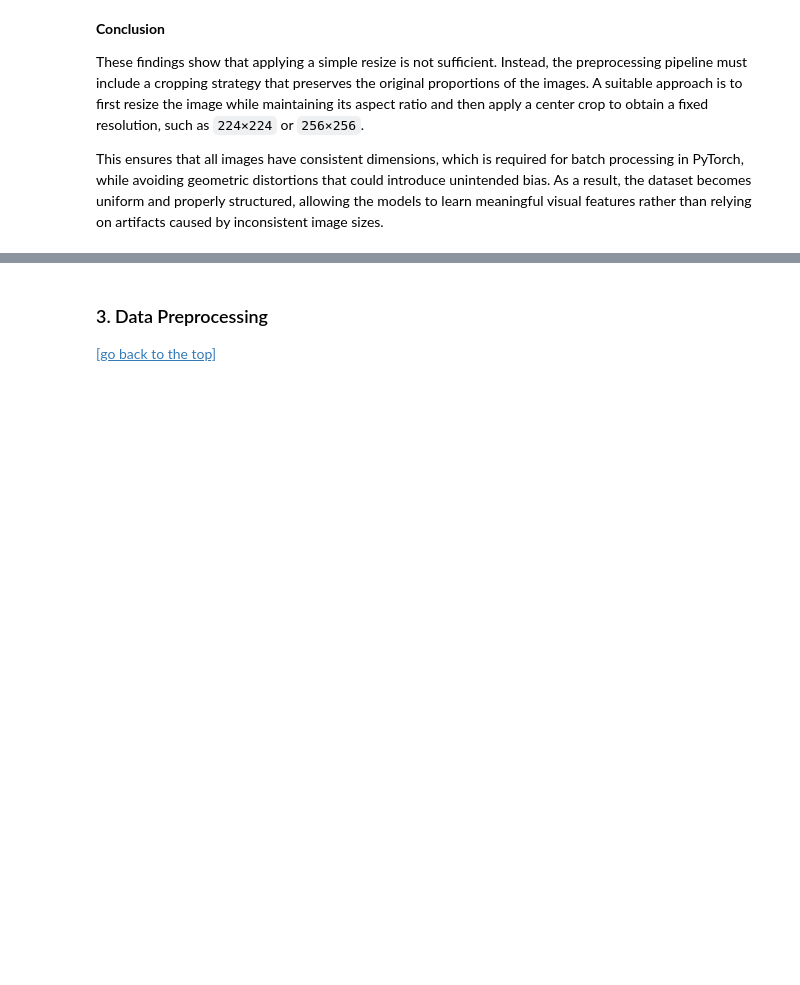
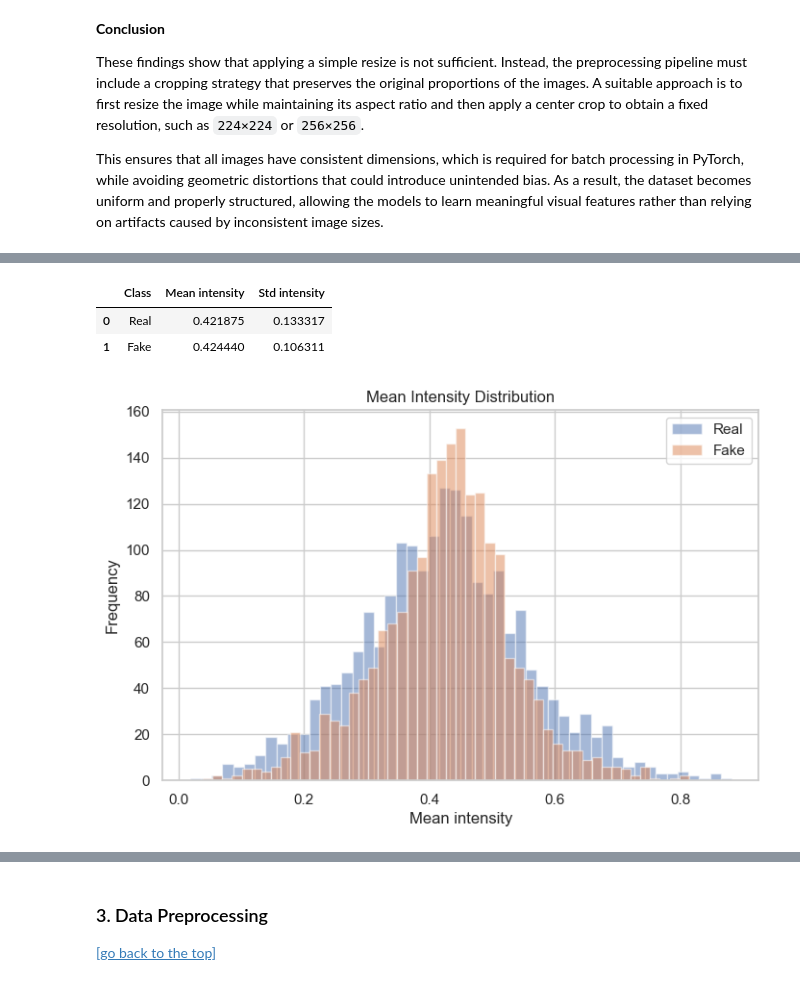
Before and after one commit to Alejandro-131004/Deep-Learning-for-fake-detection-and-generation, a Jupyter notebook: Project.ipynb, the cells around one changed output, grey strips where cells are left out. Saved outputs shown, nothing was run; the diff lists cells and outputs as text; code cells hidden in the pictures; blank space fills up the shorter version.

```diff
--- a/Project.ipynb
+++ b/Project.ipynb
@@ -518,0 +541,42 @@ DataFrame successfully saved to C:\Users\aleja\OneDrive\Documentos\GitHub\Deep-L
+# %%
+def compute_mean_intensity(df, sample_size=2000):
+
+    sample = df.sample(sample_size, random_state=42)
+
+    means = []
+
+    for path in tqdm(sample["path"]):
+
+        img = Image.open(path).convert("RGB")
+        img = np.array(img) / 255.0
+
+        means.append(img.mean())
+
+    return np.array(means)
+
+real_means = compute_mean_intensity(df[df.label=="real"])
+fake_means = compute_mean_intensity(df[df.label=="fake"])
+
+# table
+intensity_table = pd.DataFrame({
+    "Class": ["Real", "Fake"],
+    "Mean intensity": [real_means.mean(), fake_means.mean()],
+    "Std intensity": [real_means.std(), fake_means.std()]
+})
+
+display(intensity_table)
+
+# histogram
+plt.figure(figsize=(8,5))
+plt.hist(real_means, bins=50, alpha=0.5, label="Real")
+plt.hist(fake_means, bins=50, alpha=0.5, label="Fake")
+plt.title("Mean Intensity Distribution")
+plt.xlabel("Mean intensity")
+plt.ylabel("Frequency")
+plt.legend()
+plt.show()
+# %% [output]
+|  | Class | Mean intensity | Std intensity |
+| 0 | Real | 0.421875 | 0.133317 |
+| 1 | Fake | 0.424440 | 0.106311 |
+[figure, added]
```
Also changed, not shown: parts of 41 cells of this notebook, 2 other files.
